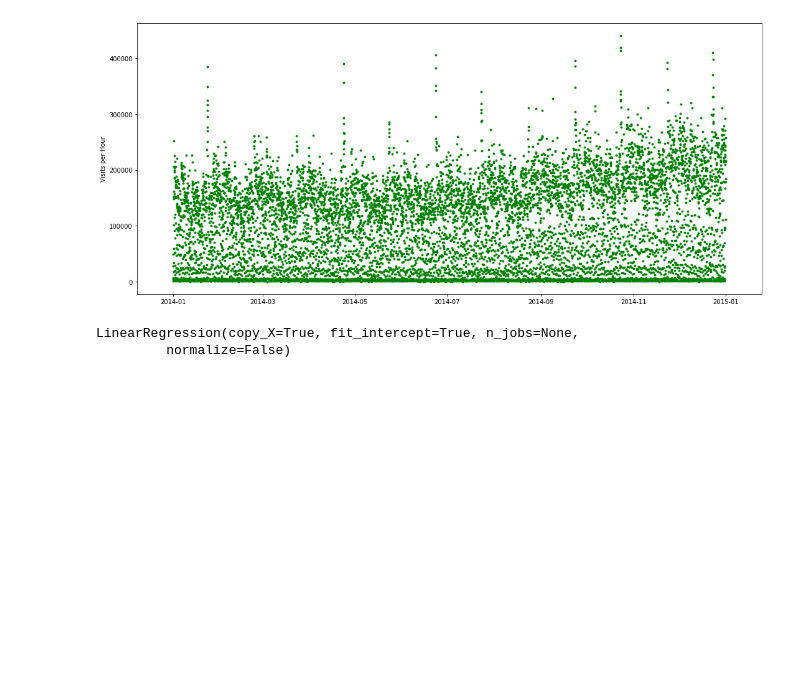
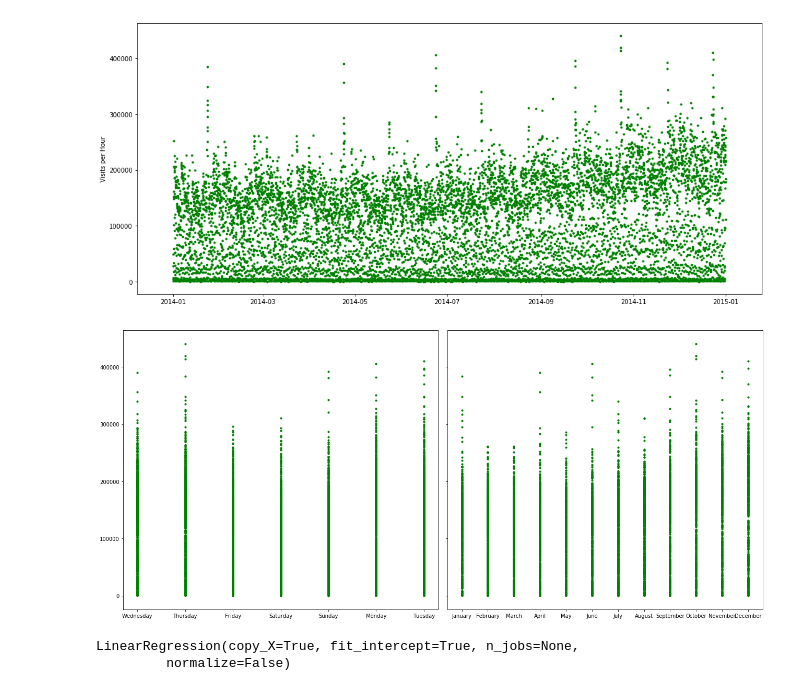
Before and after one commit to nerdiejack/capacity_management, a Jupyter notebook: notebooks/Appserver.ipynb, the cells around one changed output. Drawn from its saved outputs; the diff is of its cells as text; code cells hidden in the pictures; blank space fills up the shorter version.

```diff
--- a/notebooks/Appserver.ipynb
+++ b/notebooks/Appserver.ipynb
@@ -47,4 +49,15 @@ plt.scatter(datetime, visits_per_hour, s=8, color='g')
 datetime64[ns]
 <matplotlib.collections.PathCollection at 0x...>
 [figure]
+# %%
+app_df['day_of_week'] = app_df['DT'].dt.day_name()
+app_df['month_of_year'] = app_df['DT'].dt.month_name()
+day_of_week = app_df['day_of_week']
+month_of_year = app_df['month_of_year']
+fig, ax = plt.subplots(1, 2, sharey=True)
+ax[0].scatter(day_of_week, vph, s=10, color='g')
+ax[1].scatter(month_of_year, vph, s=10, color='g')
+fig.tight_layout()
+# %% [output]
+[figure, added]
 # %%
```
Also changed, not shown: parts of 7 cells of this notebook.
